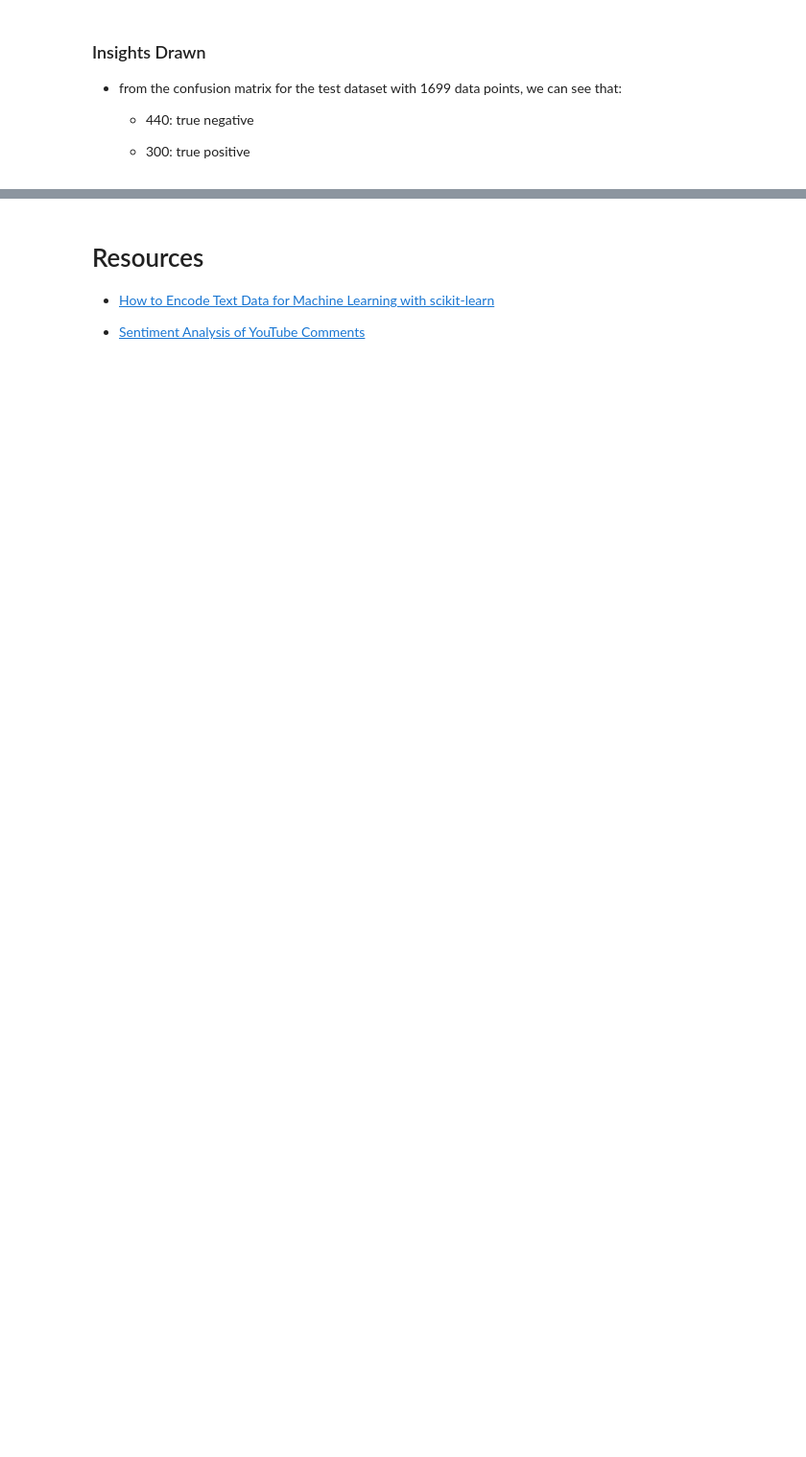
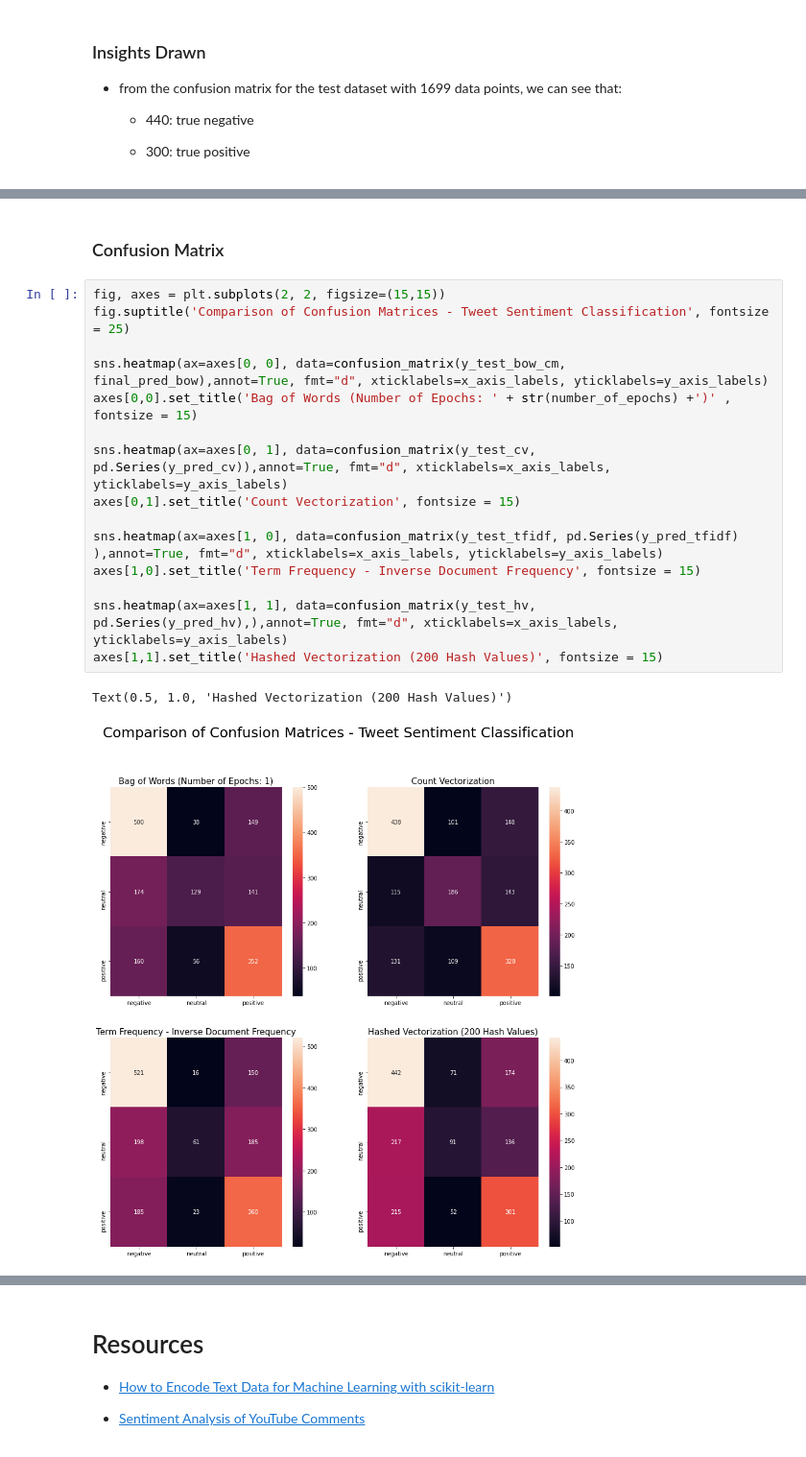
Before and after one commit to raghavendra-musubi/nlp-text-summarization, a Jupyter notebook: NLP_Numerical_Representation_Performance_Comparison_For_Sentiment_Classification_(Certification_Assignment).ipynb, the cells around one changed output, grey strips where cells are left out. Shown at 96% size. Drawn from its saved outputs; the diff is of its cells as text; blank space fills up the shorter version.

```diff
--- a/NLP_Numerical_Representation_Performance_Comparison_For_Sentiment_Classification_(Certification_Assignment).ipynb
+++ b/NLP_Numerical_Representation_Performance_Comparison_For_Sentiment_Classification_(Certification_Assignment).ipynb
@@ -718,0 +731,20 @@ sns.heatmap(confusion_matrix(pd.Series(y_pred_hv), y_test_hv),annot=True, xtickl
+# %% [markdown]
+### Confusion Matrix
+# %%
+fig, axes = plt.subplots(2, 2, figsize=(15,15))
+fig.suptitle('Comparison of Confusion Matrices - Tweet Sentiment Classification', fontsize = 25)
+
+sns.heatmap(ax=axes[0, 0], data=confusion_matrix(y_test_bow_cm, final_pred_bow),annot=True, fmt="d", xticklabels=x_axis_labels, yticklabels=y_axis_labels)
+axes[0,0].set_title('Bag of Words (Number of Epochs: ' + str(number_of_epochs) +')' , fontsize = 15)
+
+sns.heatmap(ax=axes[0, 1], data=confusion_matrix(y_test_cv, pd.Series(y_pred_cv)),annot=True, fmt="d", xticklabels=x_axis_labels, yticklabels=y_axis_labels)
+axes[0,1].set_title('Count Vectorization', fontsize = 15)
+
+sns.heatmap(ax=axes[1, 0], data=confusion_matrix(y_test_tfidf, pd.Series(y_pred_tfidf) ),annot=True, fmt="d", xticklabels=x_axis_labels, yticklabels=y_axis_labels)
+axes[1,0].set_title('Term Frequency - Inverse Document Frequency', fontsize = 15)
+
+sns.heatmap(ax=axes[1, 1], data=confusion_matrix(y_test_hv, pd.Series(y_pred_hv),),annot=True, fmt="d", xticklabels=x_axis_labels, yticklabels=y_axis_labels)
+axes[1,1].set_title('Hashed Vectorization (200 Hash Values)', fontsize = 15)
+# %% [output]
+Text(0.5, 1.0, 'Hashed Vectorization (200 Hash Values)')
+[figure, added]
```
Also changed, not shown: parts of 20 cells of this notebook.
